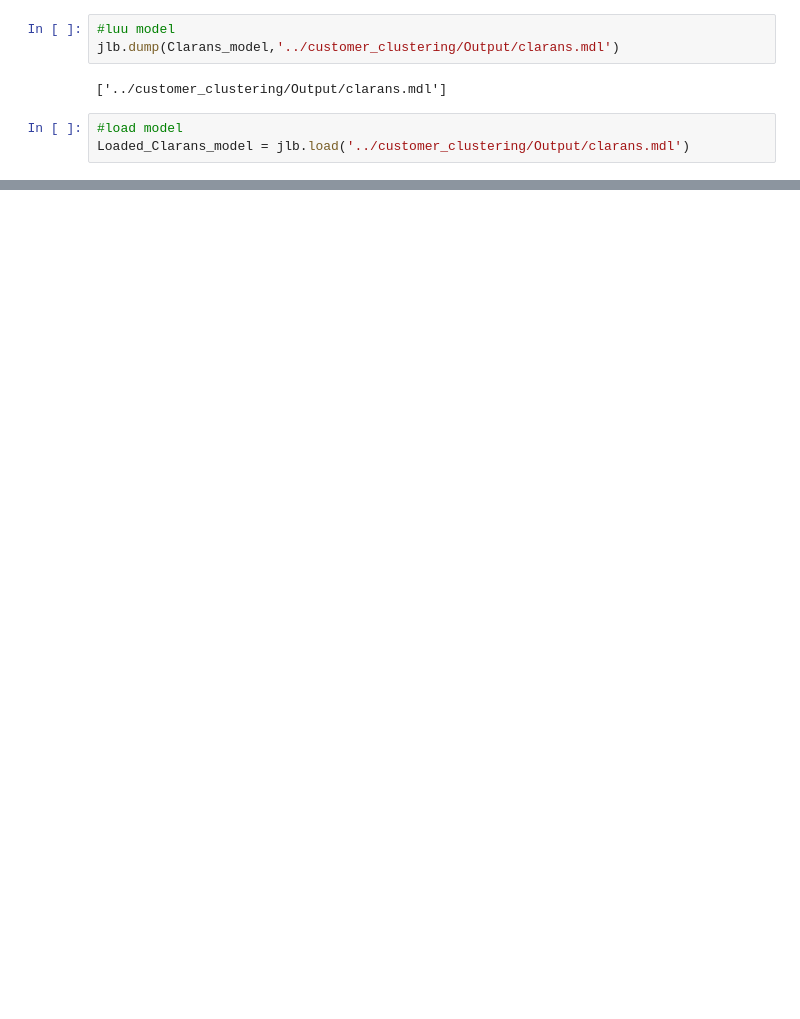
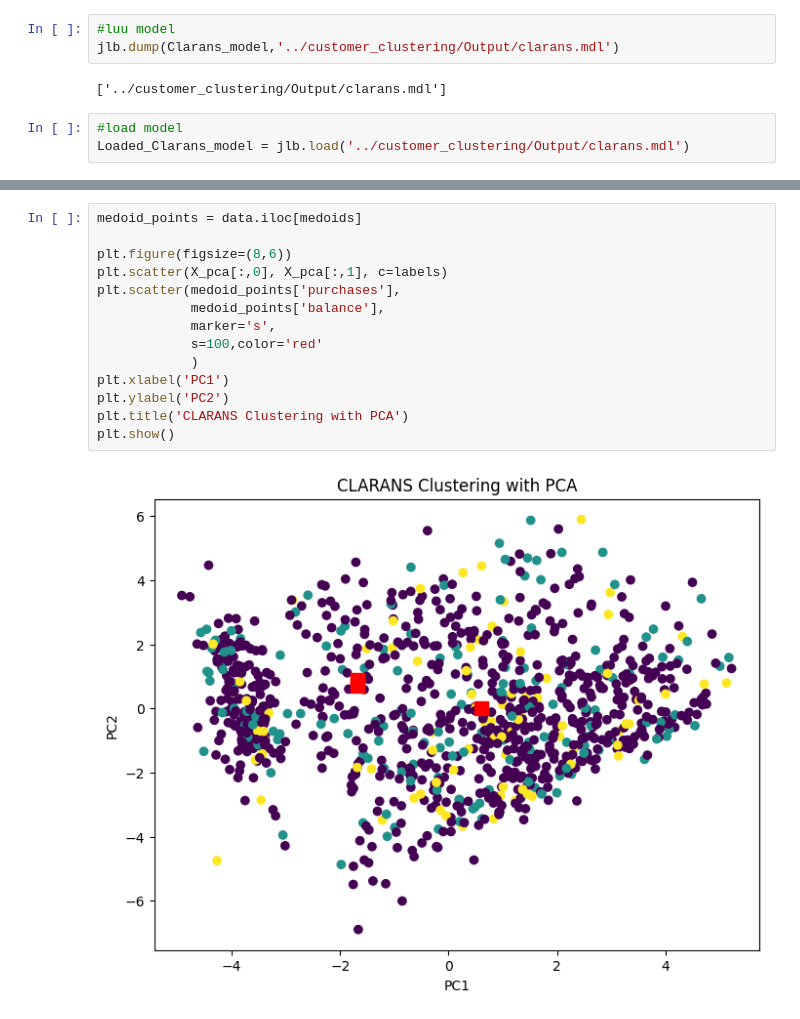
Before and after one commit to GiaHuy910/CLARANS-IN-MARKETING, a Jupyter notebook: customer_clustering/Clarans.ipynb, the cells around one changed output, grey strips where cells are left out. Drawn from its saved outputs; the diff is of its cells as text; blank space fills up the shorter version.

```diff
--- a/customer_clustering/Clarans.ipynb
+++ b/customer_clustering/Clarans.ipynb
@@ -106,0 +125,16 @@ plt.show()
+# %%
+medoid_points = data.iloc[medoids]
+
+plt.figure(figsize=(8,6))
+plt.scatter(X_pca[:,0], X_pca[:,1], c=labels)
+plt.scatter(medoid_points['purchases'],
+            medoid_points['balance'],
+            marker='s',
+            s=100,color='red'
+            )
+plt.xlabel('PC1')
+plt.ylabel('PC2')
+plt.title('CLARANS Clustering with PCA')
+plt.show()
+# %% [output]
+[figure, added]
```
Also changed, not shown: parts of 9 cells of this notebook, 13 other files.
